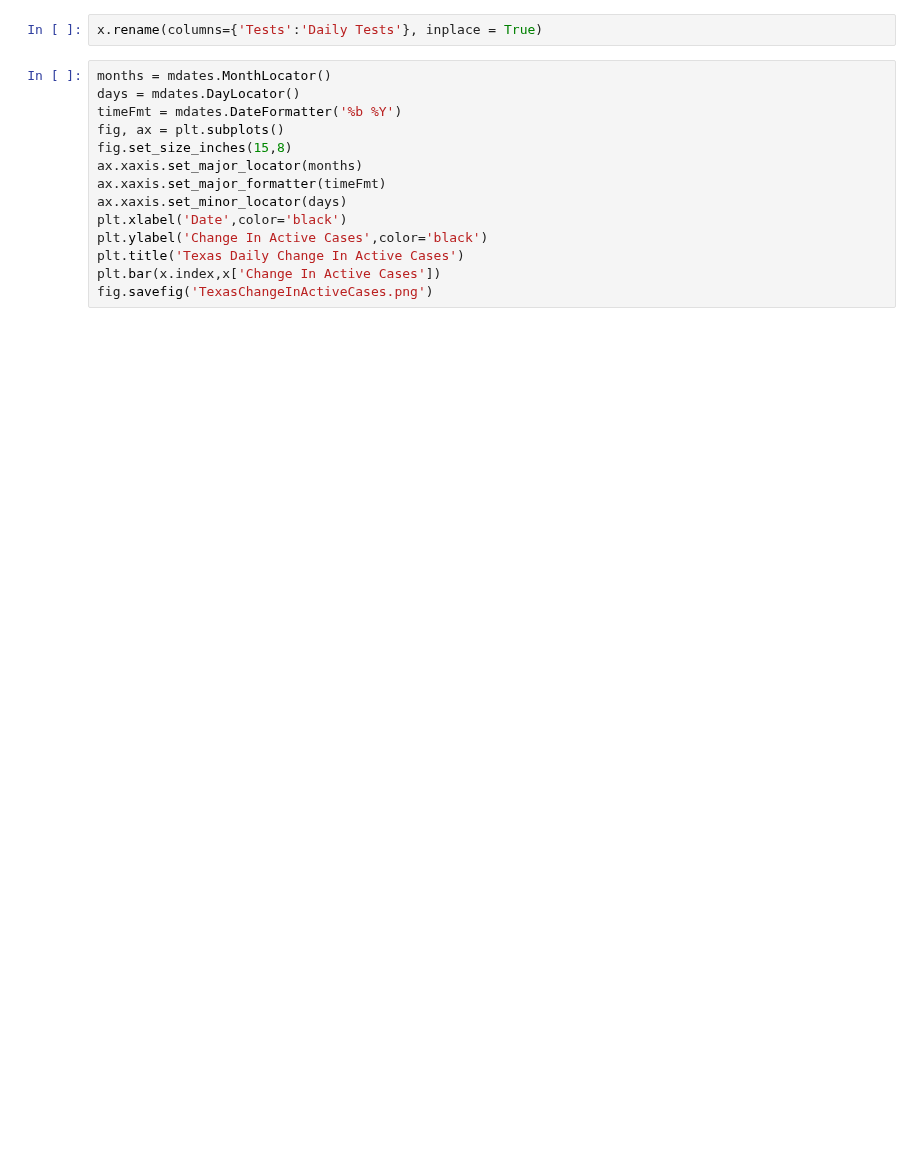
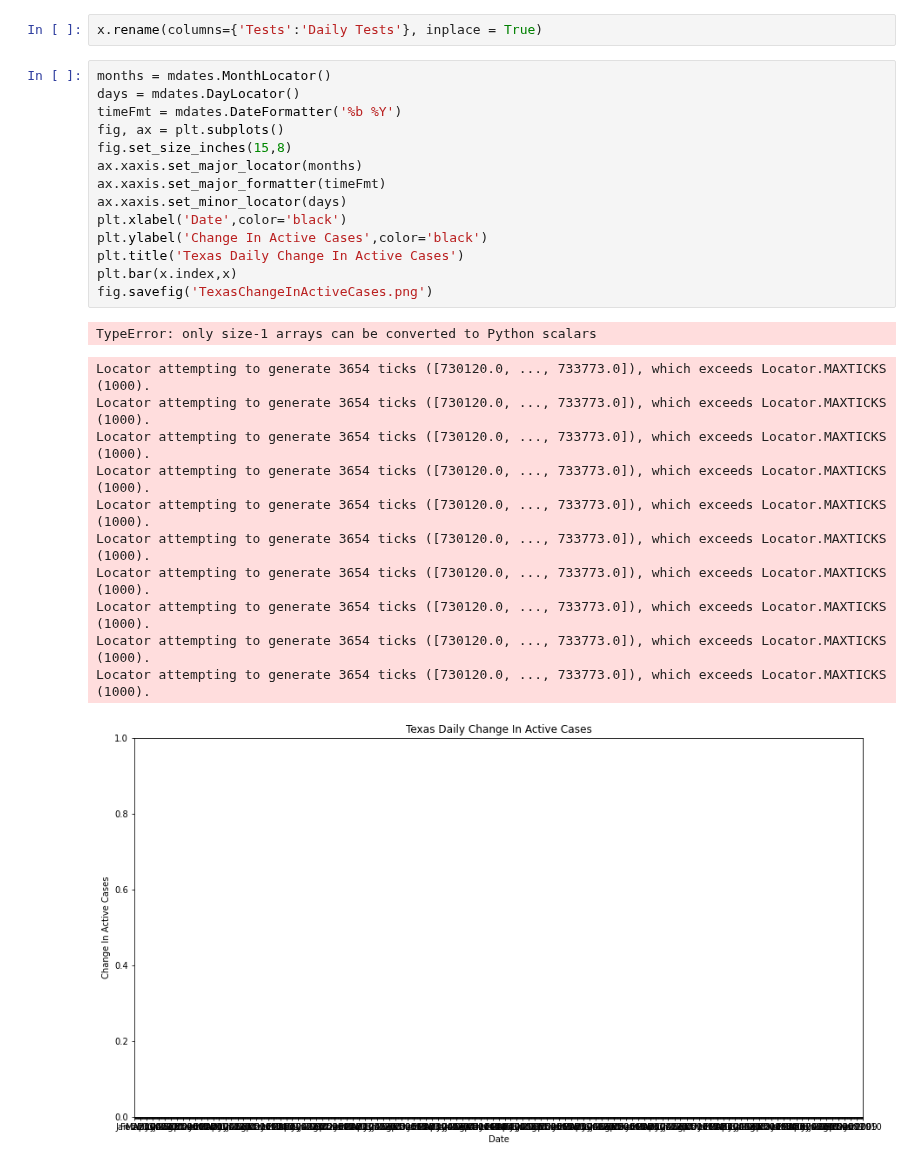
Before and after one commit to ldhagen/Texas_Covid_Data_Notebook, a Jupyter notebook: Texas_Total_Tests.ipynb, the cells around one changed output. Cells and saved outputs as stored; diff of their text form; blank space fills up the shorter version.

```diff
--- a/Texas_Total_Tests.ipynb
+++ b/Texas_Total_Tests.ipynb
@@ -261,14 +354,27 @@ x.rename(columns={'Tests':'Daily Tests'}, inplace = True)
 # %%
 months = mdates.MonthLocator()
 days = mdates.DayLocator()
 timeFmt = mdates.DateFormatter('%b %Y')
 fig, ax = plt.subplots()
 fig.set_size_inches(15,8)
 ax.xaxis.set_major_locator(months)
 ax.xaxis.set_major_formatter(timeFmt)
 ax.xaxis.set_minor_locator(days)
 plt.xlabel('Date',color='black')
 plt.ylabel('Change In Active Cases',color='black')
 plt.title('Texas Daily Change In Active Cases')
-plt.bar(x.index,x['Change In Active Cases'])
+plt.bar(x.index,x)
 fig.savefig('TexasChangeInActiveCases.png')
+# %% [output]
+TypeError: only size-1 arrays can be converted to Python scalars
+Locator attempting to generate 3654 ticks ([730120.0, ..., 733773.0]), which exceeds Locator.MAXTICKS (1000).
+Locator attempting to generate 3654 ticks ([730120.0, ..., 733773.0]), which exceeds Locator.MAXTICKS (1000).
+Locator attempting to generate 3654 ticks ([730120.0, ..., 733773.0]), which exceeds Locator.MAXTICKS (1000).
+Locator attempting to generate 3654 ticks ([730120.0, ..., 733773.0]), which exceeds Locator.MAXTICKS (1000).
+Locator attempting to generate 3654 ticks ([730120.0, ..., 733773.0]), which exceeds Locator.MAXTICKS (1000).
+Locator attempting to generate 3654 ticks ([730120.0, ..., 733773.0]), which exceeds Locator.MAXTICKS (1000).
+Locator attempting to generate 3654 ticks ([730120.0, ..., 733773.0]), which exceeds Locator.MAXTICKS (1000).
+Locator attempting to generate 3654 ticks ([730120.0, ..., 733773.0]), which exceeds Locator.MAXTICKS (1000).
+Locator attempting to generate 3654 ticks ([730120.0, ..., 733773.0]), which exceeds Locator.MAXTICKS (1000).
+Locator attempting to generate 3654 ticks ([730120.0, ..., 733773.0]), which exceeds Locator.MAXTICKS (1000).
+[figure, added]
```
Also changed, not shown: parts of 23 cells of this notebook, 10 other files.
